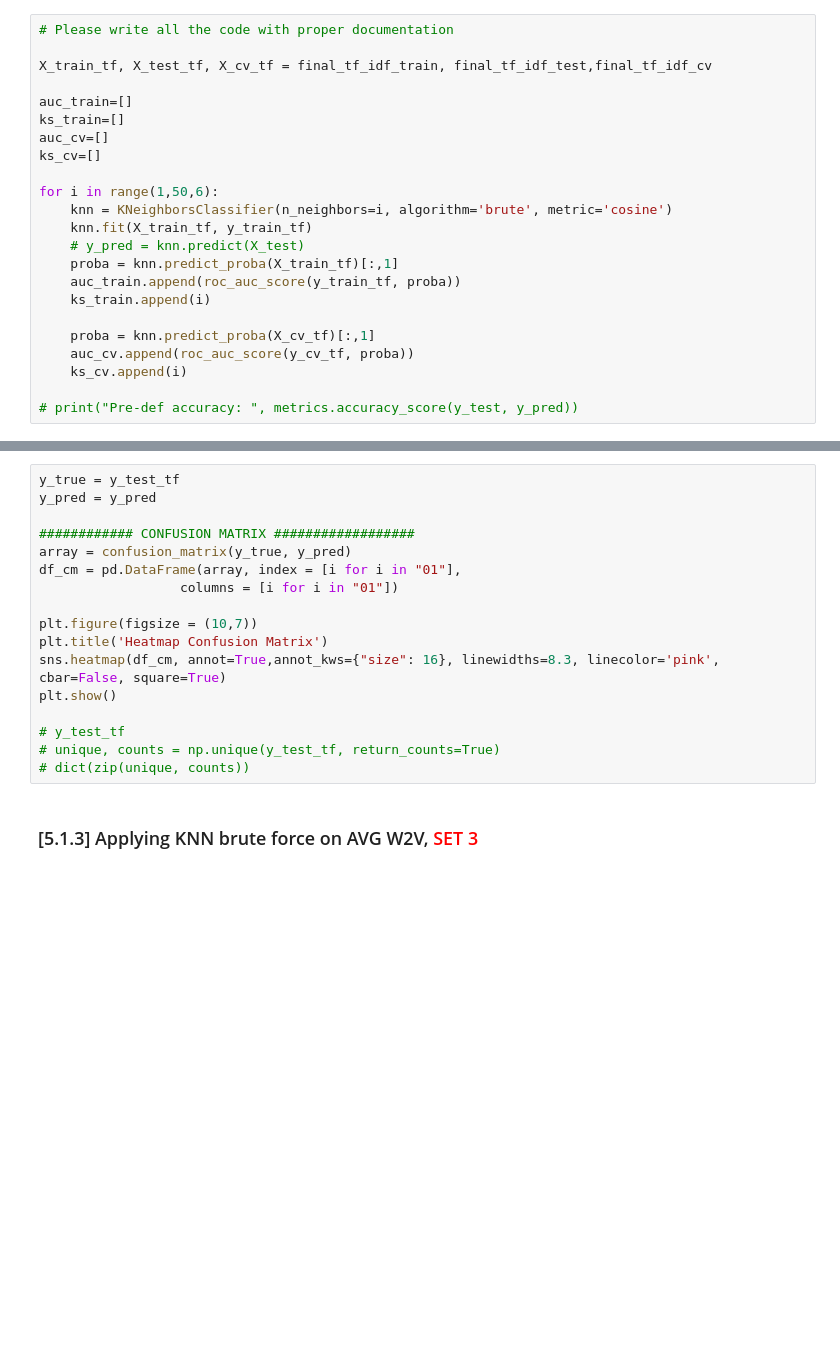
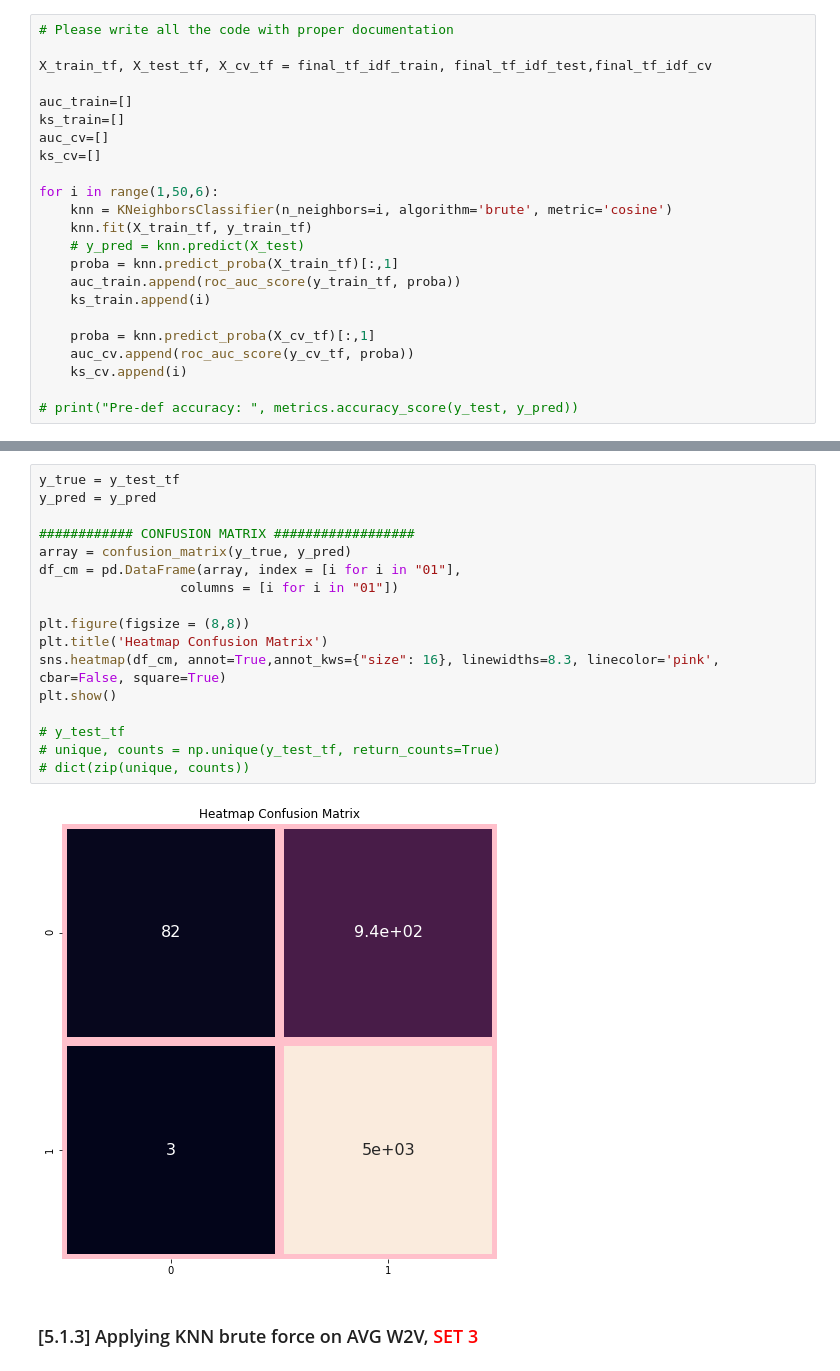
Before and after one commit to as3eem/AmazonFoodReview, a Jupyter notebook: 03 Amazon Fine Food Reviews Analysis_KNN.ipynb, the cells around one changed output, grey strips where cells are left out. Saved outputs shown, nothing was run; the diff lists cells and outputs as text; blank space fills up the shorter version.

```diff
--- a/03 Amazon Fine Food Reviews Analysis_KNN.ipynb
+++ b/03 Amazon Fine Food Reviews Analysis_KNN.ipynb
@@ -905,20 +919,22 @@ plt.show()
 # %%
 y_true = y_test_tf
 y_pred = y_pred
 
 ############ CONFUSION MATRIX ##################
 array = confusion_matrix(y_true, y_pred)
 df_cm = pd.DataFrame(array, index = [i for i in "01"],
                   columns = [i for i in "01"])
 
-plt.figure(figsize = (10,7))
+plt.figure(figsize = (8,8))
 plt.title('Heatmap Confusion Matrix')
 sns.heatmap(df_cm, annot=True,annot_kws={"size": 16}, linewidths=8.3, linecolor='pink', cbar=False, square=True)
 plt.show()
 
 # y_test_tf
 # unique, counts = np.unique(y_test_tf, return_counts=True)
 # dict(zip(unique, counts))
+# %% [output]
+[figure, added]
 # %% [markdown]
 ### [5.1.3] Applying KNN brute force on AVG W2V,<font color='red'> SET 3</font>
 # %%
```
Also changed, not shown: parts of 33 cells of this notebook.
